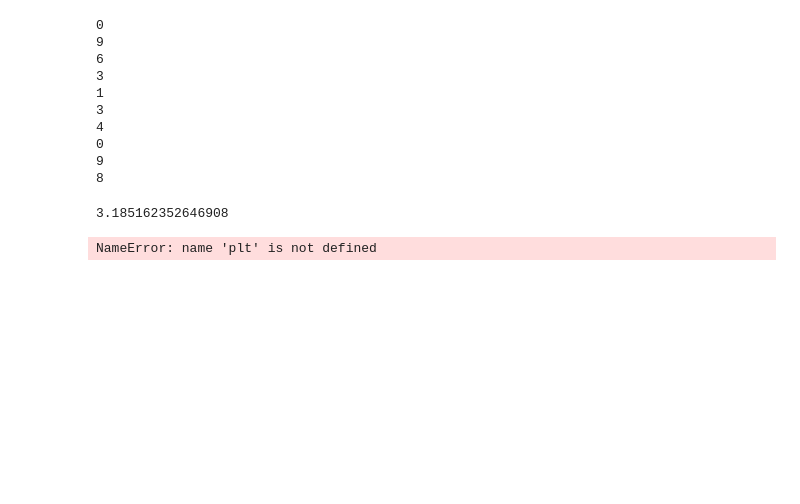
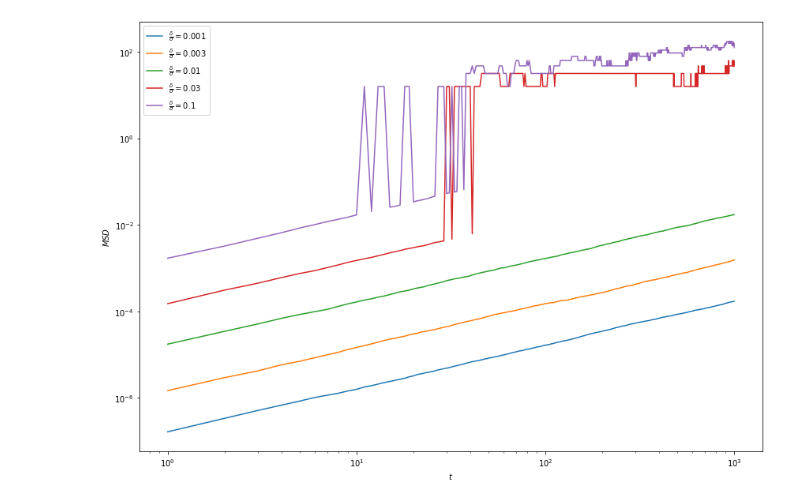
Before and after one commit to hikata101/monte-carlo-simulations-of-hard-disk, a Jupyter notebook: monte_carlo_simulations.ipynb, the cells around one changed output. Saved outputs shown, nothing was run; the diff lists cells and outputs as text; code cells hidden in the pictures; blank space fills up the shorter version.

```diff
--- a/monte_carlo_simulations.ipynb
+++ b/monte_carlo_simulations.ipynb
@@ -91,34 +10,26 @@ mu = Mu(particles, sigma)
-# %%
-for _ in range(10):
-    mu.evolve()
-# %% [output]
-0
-9
-6
-3
-1
-3
-4
-0
-9
-8
-# %%
-mu.msd()
-# %% [output]
-3.185162352646908
 # %%
-fig = plt.figure(figsize=(14.1421356/2, 10/2))
+fig = plt.figure(figsize=(14.1421356, 10))
+json_open1 = open('./values/output1.json', 'r')
+json_load1 = json.load(json_open1)
+
+msds = json_load1["msds"]
+times = json_load1["times"]
+mus = json_load1["mus"]
 
 ax = [0]*2
 # xlims = [(-6, 6), (-3.5, 3.5)]
-
 for i in range(1):
     ax[i] = fig.add_subplot(1, 1, i+1)
-    for particle in mu.particles:
-        ax[i].scatter(particle.x, particle.y)
+    ax[i].set_xscale('log')
+#     ax[i].set_xlim(0.8,1010)
+#     ax[i].set_ylim(0.8,500)
+    ax[i].set_yscale('log')
 
-    ax[i].legend(loc='upper right',markerscale=4)
-#     ax[i].set_title(title)
-#     ax[i].set(xlabel=r"$ k_b T/\epsilon $", ylabel=r"$\langle p \rangle$")
+    for j in range(len(msds)-1):
+        label = r"$\frac{\delta}{\sigma}=$"+str(mus[j]["Ratio"])
+        ax[i].plot([k for k in range(1,times+1)], msds[j], label=label)
+
+    ax[i].legend()
+    ax[i].set(xlabel=r"$ t $", ylabel=r"$ MSD $")
 # %% [output]
-NameError: name 'plt' is not defined
+[figure, added]
```
Also changed, not shown: parts of 14 cells of this notebook.
